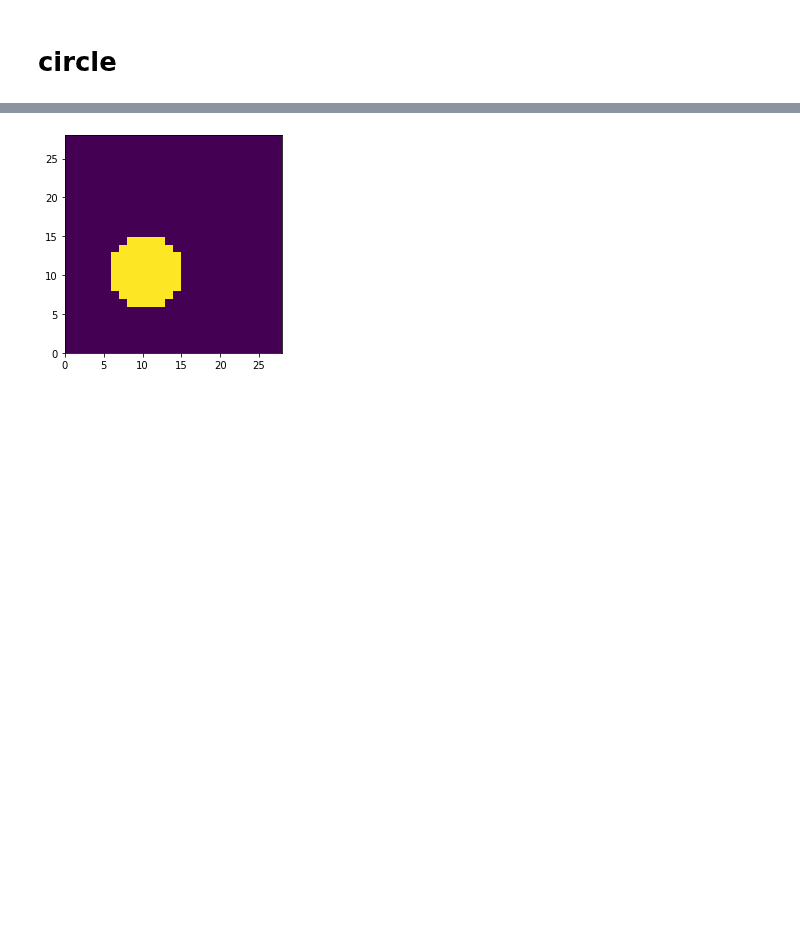
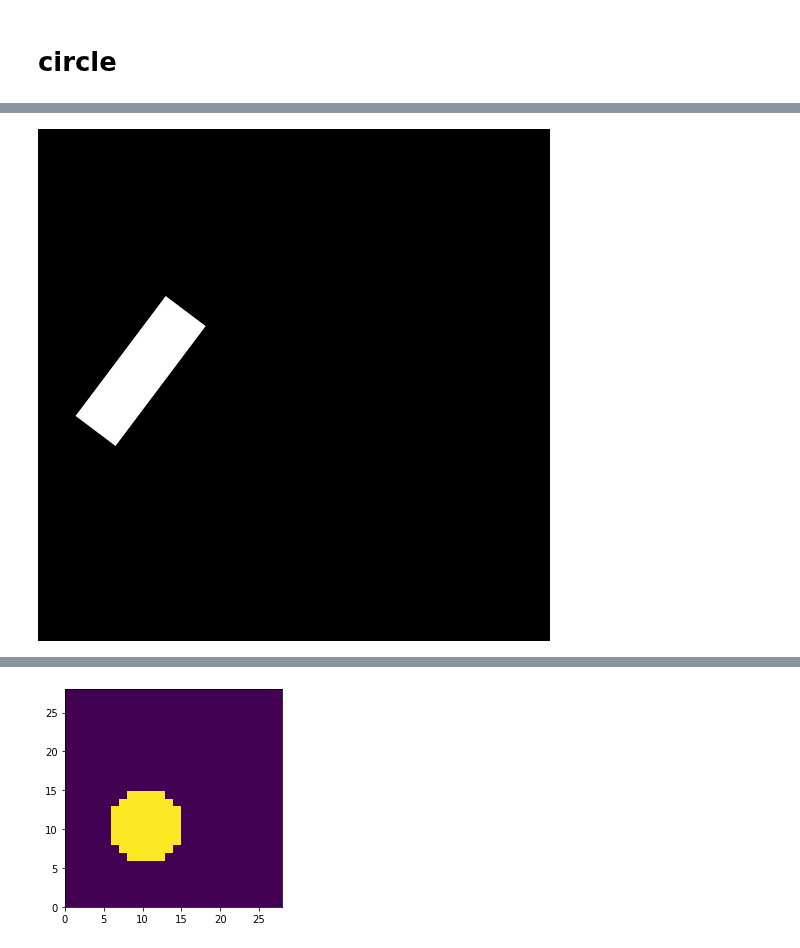
Before and after one commit to wdon021/From_Colab, a Jupyter notebook: Assignment3.ipynb, the cells around one changed output, grey strips where cells are left out. Saved outputs shown, nothing was run; the diff lists cells and outputs as text; code cells hidden in the pictures; blank space fills up the shorter version.

```diff
--- a/Assignment3.ipynb
+++ b/Assignment3.ipynb
@@ -62,0 +131,7 @@ img1
+# %%
+
+rotates2 = rotate(rgbArray, angle = np.random.random()*365, reshape=False)
+img2 = im.fromarray(rotates2)
+img2
+# %% [output]
+[figure, added]
```
Also changed, not shown: parts of 89 cells of this notebook.
